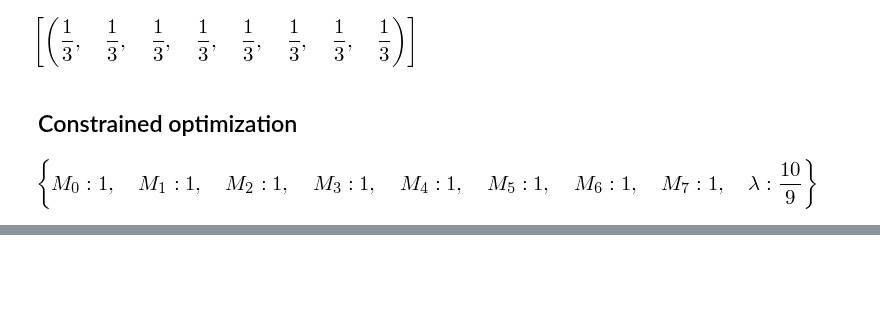
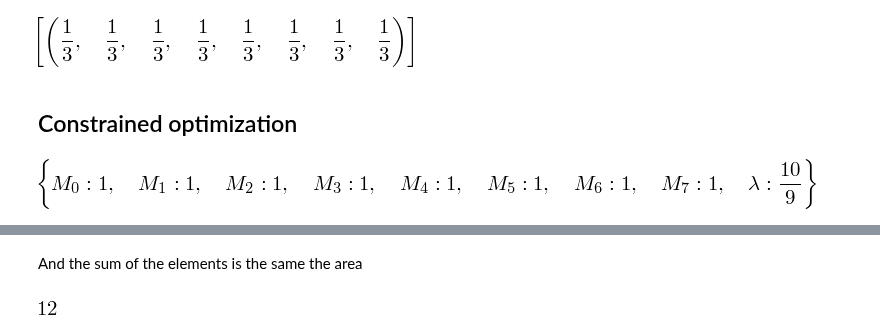
Before and after one commit to nicoguaro/notebooks_examples, a Jupyter notebook: Optimal_mass_matrix.ipynb, the cells around one changed output, grey strips where cells are left out. Drawn from its saved outputs; the diff is of its cells as text; code cells hidden in the pictures; blank space fills up the shorter version.

```diff
--- a/Optimal_mass_matrix.ipynb
+++ b/Optimal_mass_matrix.ipynb
@@ -7,7 +7,9 @@ from sympy import symbols
 from sympy.matrices import *
 import numpy as np
 
-r, s, t, x, y, z, lamda = symbols('r s t x y z lambda')
+r, s, t, lamda = symbols('r s t lambda')
+x0, x1, x2, x3 = symbols('x0 x1 x2 x3')
+y0, y1, y2, y3 = symbols('y0 y1 y2 y3')
 init_printing()
 # %%
 def mat_fun(M, fun):
@@ -173,0 +178,5 @@ solve(grad, var)
+# %%
+coords = Matrix([
+ [x0,x1,x2,x3],
+ [y0,y1,y2,y3]
+])
@@ -173,0 +221,2 @@ solve(grad, var)
+# %%
+coords_dist = {x0:-2, x1:1, x2:1, x3:-1, y0:-2, y1:-1, y2:1, y3:1}
@@ -173,0 +228,6 @@ solve(grad, var)
+# %% [markdown]
+And the sum of the elements is the same the area
+# %%
+2*area.subs(coords_dist)
+# %% [output]
+[figure, added]
```
Also changed, not shown: parts of 17 cells of this notebook.
